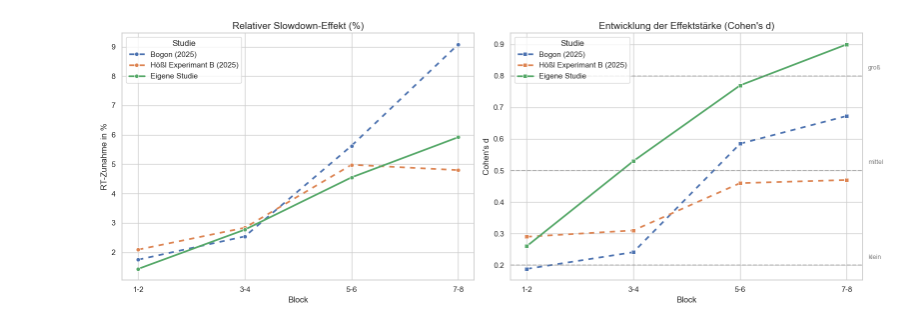
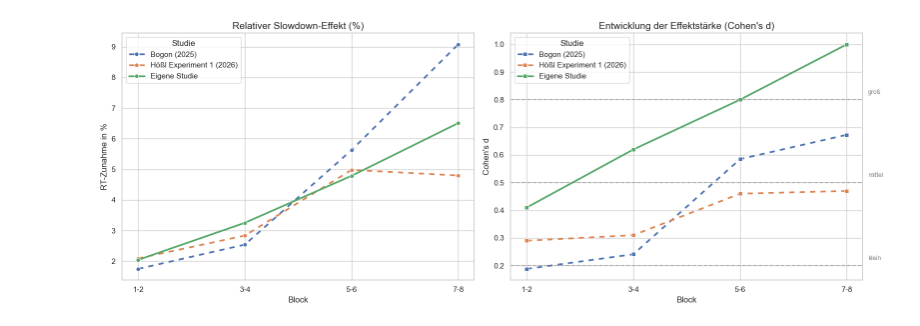
Before and after one commit to Michael1Mueller/Analyse-der-Latenz-induzierten-Nutzerverlangsamung-anhand-Mausbewegungsdaten, a Jupyter notebook: mainStudy/comparison.ipynb, the cells around one changed output. Saved outputs shown, nothing was run; the diff lists cells and outputs as text; code cells hidden in the pictures.

```diff
--- a/mainStudy/comparison.ipynb
+++ b/mainStudy/comparison.ipynb
@@ -7,42 +7,42 @@ sns.set_theme(style="whitegrid")
 fig, (ax1, ax2) = plt.subplots(1, 2, figsize=(16, 6))
 
 data = {
-    'Studie': ['Bogon (2025)']*4 + ['Hößl Experimant B (2025)']*4 + ['Eigene Studie']*4,
+    'Studie': ['Bogon (2025)']*4 + ['Hößl Experiment 1 (2026)']*4 + ['Eigene Studie']*4,
     'Block': ['1-2', '3-4', '5-6', '7-8'] * 3,
-    'NoDelay': [1087, 984, 924, 903, 1148, 1093, 1044, 1042, 630.44, 572.57, 540.56, 527.95],
-    'Delay': [1106, 1009, 976, 985, 1172, 1124, 1096, 1092, 639.48, 588.44, 565.16, 559.20],
-    'Cohens_d': [0.188, 0.241, 0.585, 0.673, 0.29, 0.31, 0.46, 0.47, 0.26, 0.53, 0.77, 0.90]
+    'NoDelay': [1087, 984, 924, 903, 1148, 1093, 1044, 1042, 623.85, 564.82, 534.29, 519.27],
+    'Delay': [1106, 1009, 976, 985, 1172, 1124, 1096, 1092, 636.59, 583.20, 559.87, 553.07],
+    'Cohens_d': [0.188, 0.241, 0.585, 0.673, 0.29, 0.31, 0.46, 0.47, 0.41, 0.62, 0.80, 1.00]
 }
 
 df = pd.DataFrame(data)
 df['Effekt_Prozent'] = ((df['Delay'] - df['NoDelay']) / df['NoDelay']) * 100
 
 line_styles = {
     'Bogon (2025)': (3, 3),
-    'Hößl Experimant B (2025)': (3, 3),
+    'Hößl Experiment 1 (2026)': (3, 3),
     'Eigene Studie': ''
 }
 
 sns.lineplot(data=df, x='Block', y='Effekt_Prozent', hue='Studie', style='Studie',
              dashes=line_styles, marker='o', ax=ax1, linewidth=2.5)
 ax1.set_title('Relativer Slowdown-Effekt (%)', fontsize=14)
 ax1.set_ylabel('RT-Zunahme in %')
 ax1.set_xlabel('Block')
 
 sns.lineplot(data=df, x='Block', y='Cohens_d', hue='Studie', style='Studie',
              dashes=line_styles, marker='s', ax=ax2, linewidth=2.5)
 ax2.set_title('Entwicklung der Effektstärke (Cohen\'s d)', fontsize=14)
 ax2.set_ylabel('Cohen\'s d')
 ax2.set_xlabel('Block')
 
 ax2.axhline(0.2, ls='--', color='gray', alpha=0.5)
 ax2.axhline(0.5, ls='--', color='gray', alpha=0.5)
 ax2.axhline(0.8, ls='--', color='gray', alpha=0.5)
 ax2.text(3.2, 0.22, 'klein', fontsize=9, color='gray')
 ax2.text(3.2, 0.52, 'mittel', fontsize=9, color='gray')
 ax2.text(3.2, 0.82, 'groß', fontsize=9, color='gray')
 
 plt.tight_layout()
 plt.show()
 # %% [output]
-[figure, old version]
+[figure, new version]
```
Also changed, not shown: 30 other files.
